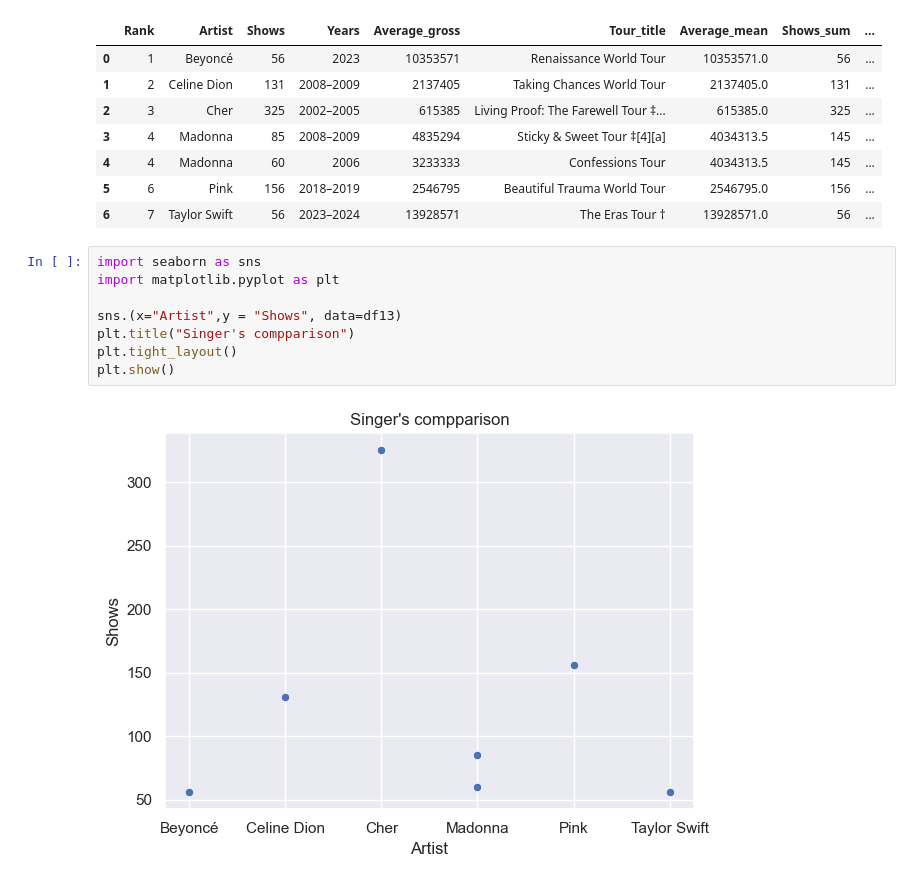
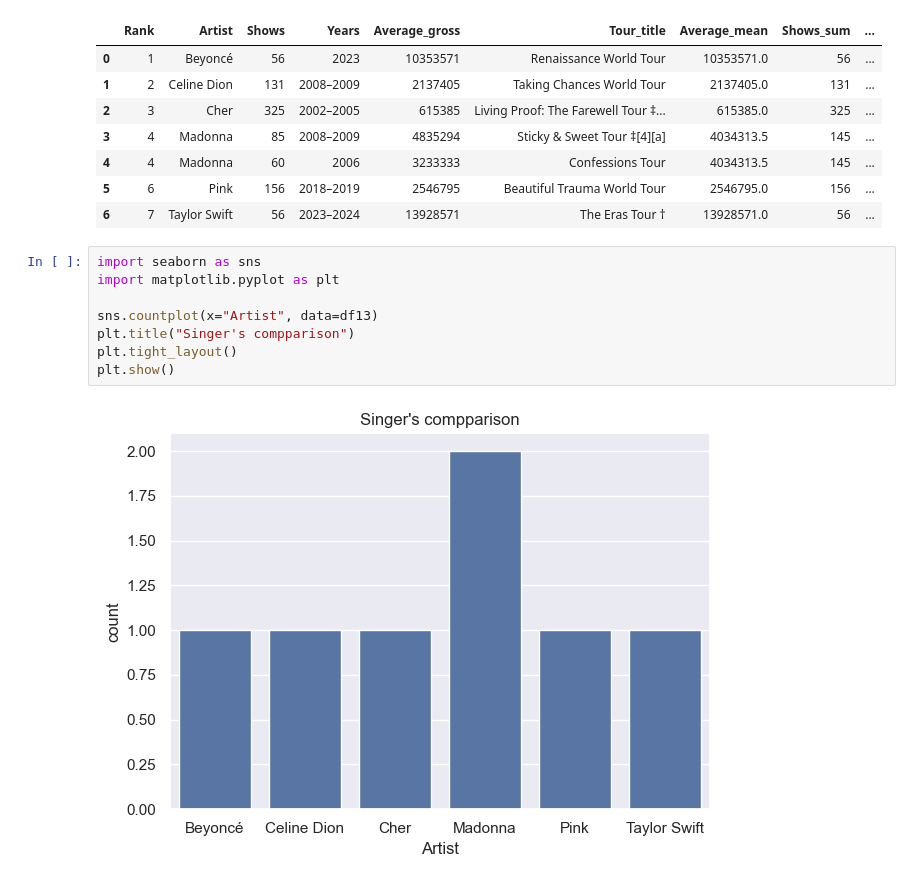
Before and after one commit to mohitmishra8921/Datascience, a Jupyter notebook: kaggle.ipynb, the cells around one changed output. Cells and saved outputs as stored; diff of their text form.

```diff
--- a/kaggle.ipynb
+++ b/kaggle.ipynb
@@ -627,10 +627,10 @@ df13
 # %%
 import seaborn as sns
 import matplotlib.pyplot as plt
 
-sns.(x="Artist",y = "Shows", data=df13)
+sns.countplot(x="Artist", data=df13)
 plt.title("Singer's compparison")
 plt.tight_layout()
 plt.show()
 # %% [output]
-[figure, old version]
+[figure, new version]
```
Also changed, not shown: 2 other files.
